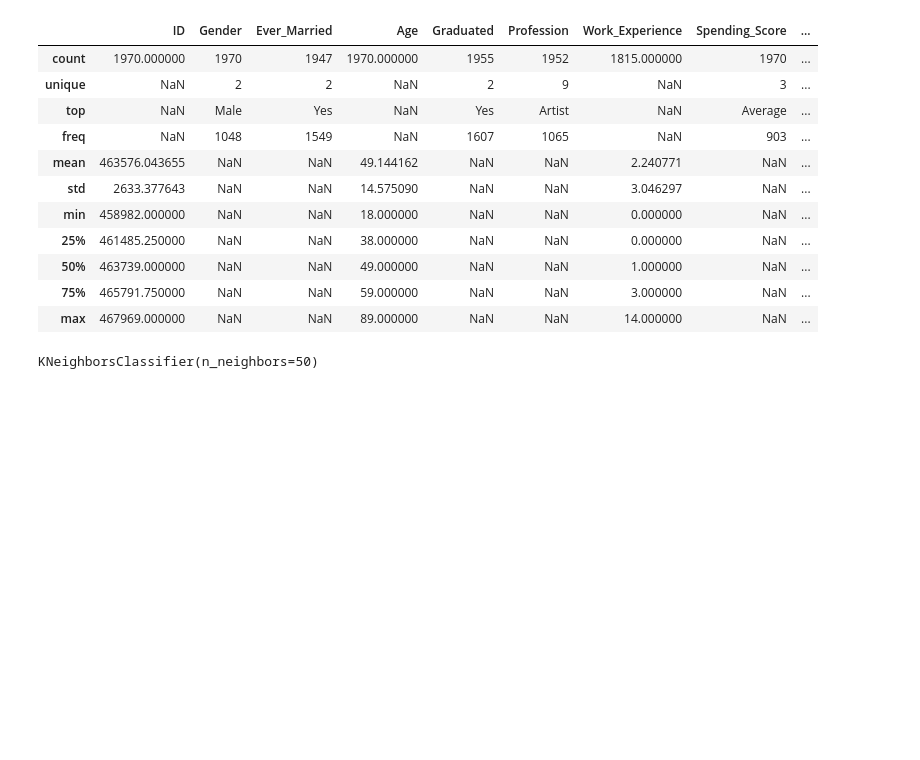
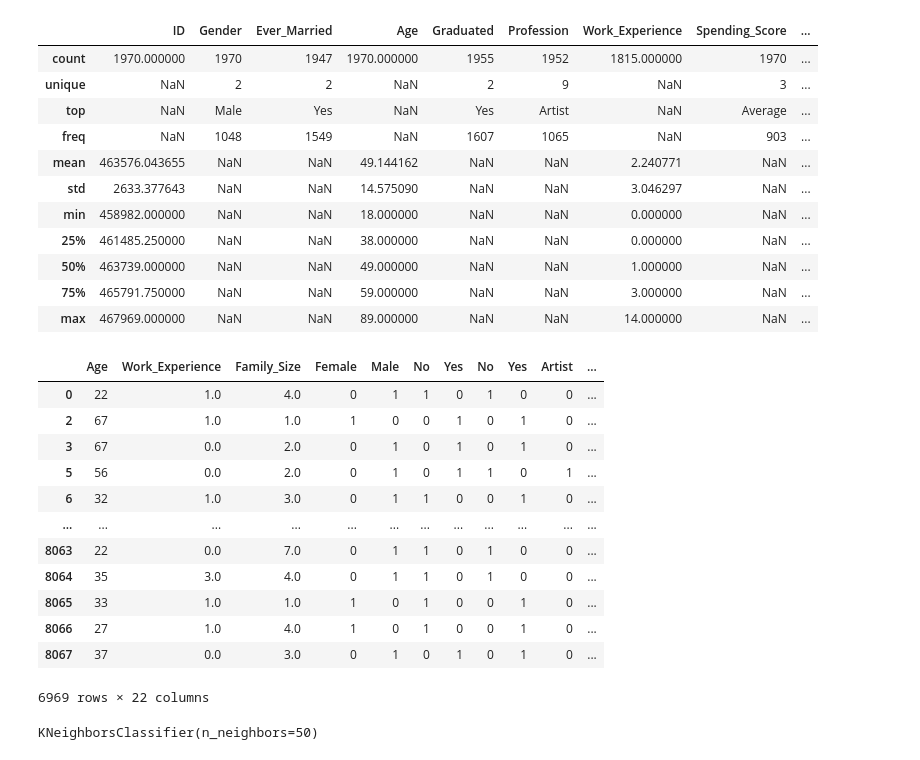
Before and after one commit to Aimal10/schulich_data_science_1, a Jupyter notebook: class_jul_26.ipynb, the cells around one changed output. Cells and saved outputs as stored; diff of their text form; code cells hidden in the pictures; blank space fills up the shorter version.

```diff
--- a/class_jul_26.ipynb
+++ b/class_jul_26.ipynb
@@ -257,6 +255,22 @@ Profession=pd.get_dummies(df['Profession'],dtype=int)
 new_df = pd.concat([df[['Age','Work_Experience','Family_Size']],gender,Ever_Married, Graduated, Profession, Spending_Score, df['Segmentation']], axis=1)
 # %%
 new_df.dropna(inplace=True)
+# %%
+new_df
+# %% [output]
+|  | Age | Work_Experience | Family_Size | Female | Male | No | Yes | No | Yes | Artist | ... |
+| 0 | 22 | 1.0 | 4.0 | 0 | 1 | 1 | 0 | 1 | 0 | 0 | ... |
+| 2 | 67 | 1.0 | 1.0 | 1 | 0 | 0 | 1 | 0 | 1 | 0 | ... |
+| 3 | 67 | 0.0 | 2.0 | 0 | 1 | 0 | 1 | 0 | 1 | 0 | ... |
+| 5 | 56 | 0.0 | 2.0 | 0 | 1 | 0 | 1 | 1 | 0 | 1 | ... |
+| 6 | 32 | 1.0 | 3.0 | 0 | 1 | 1 | 0 | 0 | 1 | 0 | ... |
+| ... | ... | ... | ... | ... | ... | ... | ... | ... | ... | ... | ... |
+| 8063 | 22 | 0.0 | 7.0 | 0 | 1 | 1 | 0 | 1 | 0 | 0 | ... |
+| 8064 | 35 | 3.0 | 4.0 | 0 | 1 | 1 | 0 | 1 | 0 | 0 | ... |
+| 8065 | 33 | 1.0 | 1.0 | 1 | 0 | 1 | 0 | 0 | 1 | 0 | ... |
+| 8066 | 27 | 1.0 | 4.0 | 1 | 0 | 1 | 0 | 0 | 1 | 0 | ... |
+| 8067 | 37 | 0.0 | 3.0 | 0 | 1 | 0 | 1 | 0 | 1 | 0 | ... |
+6969 rows × 22 columns
 # %%
 import pandas as pd
 import numpy as np
```
Also changed, not shown: parts of 7 cells of this notebook, 3 other files.
